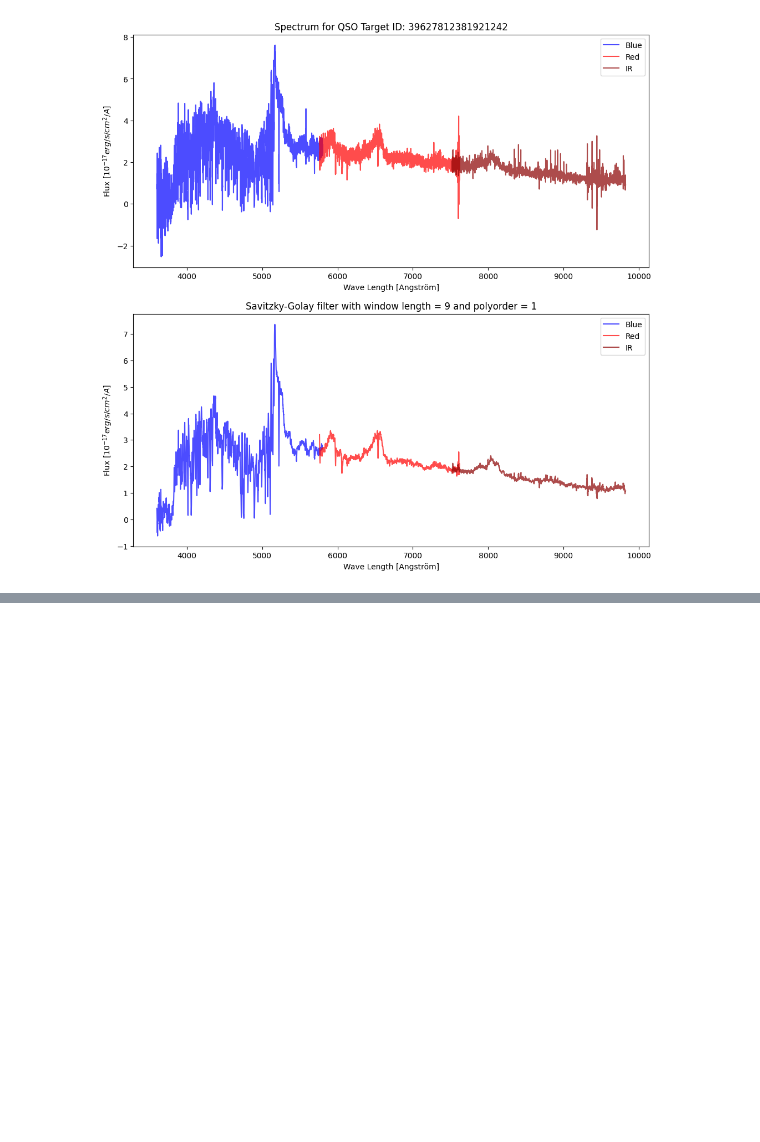
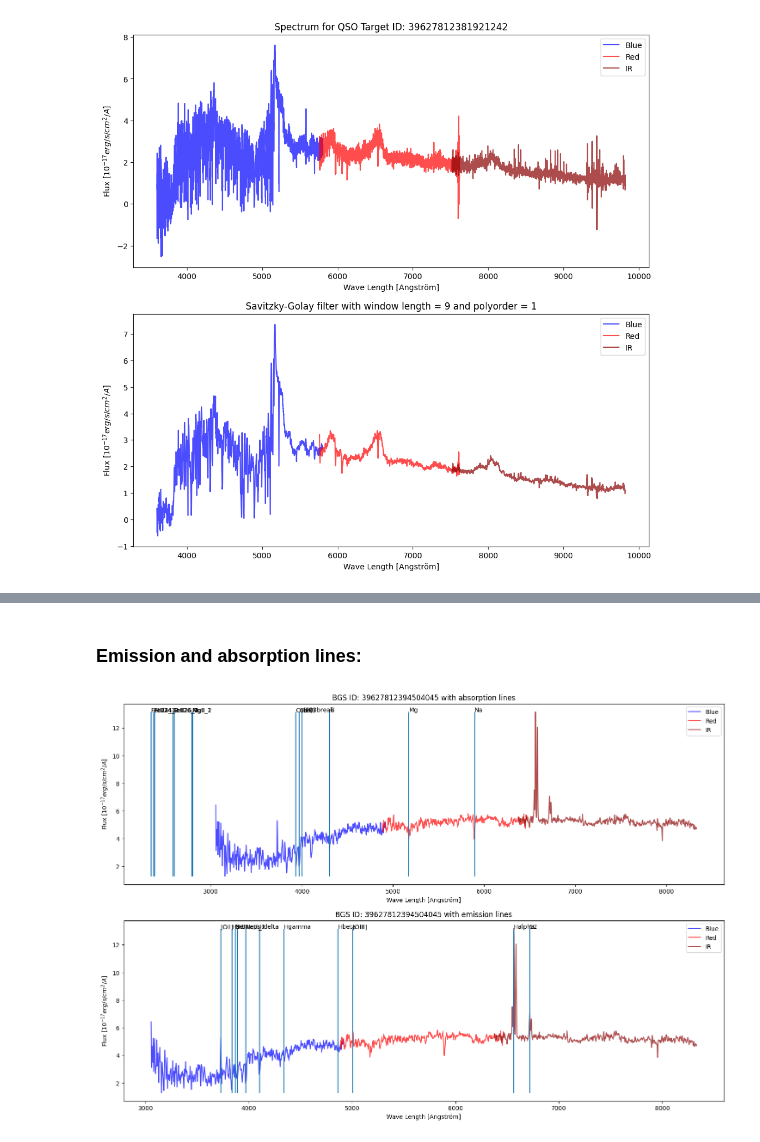
Before and after one commit to johannct/M2_Stage_Code, a Jupyter notebook: DESI Spectra.ipynb, the cells around one changed output, grey strips where cells are left out. Cells and saved outputs as stored; diff of their text form; code cells hidden in the pictures; blank space fills up the shorter version.

Commit message:
Add files via upload
Raies d'émission et d'absorption du spectre.

```diff
--- a/DESI Spectra.ipynb
+++ b/DESI Spectra.ipynb
@@ -336,0 +380,25 @@ plot_spectrum(QSO, target_ID, 'QSO', flux=(flux_b, flux_r, flux_z), figax = (fig
+# %% [markdown]
+### Emission and absorption lines:
+# %%
+a_lines={'FeII24_1':2344.2,'FeII24_2':2374.5,'FeII24_3':2382.8,'FeII26_1':2586.5,'FeII26_2':2600.2,'MgII_1':2795,'MgII_2':2802,'Ca(H)':3933.7, 'Ca(K)':3968.5, 'G':4304.4, 'Mg':5175.3, 'Na':5894.0, '4000break':4000.}
+e_lines={'[OII]':3727.3,'H9':3835,'H8':3889,'Heps':3970.07,'Hdelta':4101.73,'Hgamma':4340.46,'Hbeta':4861.32,'[OIII]':4959.0,'[OIII]':5006.8, 'Halpha':6562.80,'S2':6716.0, 'NeIII':3869, 'NeIII_2':3968}
+
+target_ID = get_max(BGS, 'TSNR2_BGS',"SCORES", mask=mask_BGS)
+flux_b, flux_r, flux_z = get_flux(BGS, target_ID)
+sigma = 3
+flux_b, flux_r, flux_z = apply_gaussianFilter(flux_b, flux_r, flux_z, sigma)
+
+z = BGS_tot.loc[target_ID]['Z']
+
+fig, ax = plt.subplots(2, 1, figsize=(18, 6*2))
+plot_spectrum(BGS, target_ID, 'BGS', flux=(flux_b, flux_r, flux_z), figax = (fig, ax[0]), title=f'BGS ID: {target_ID} with absorption lines', z_renorm = z)
+plot_spectrum(BGS, target_ID, 'BGS', flux=(flux_b, flux_r, flux_z), figax = (fig, ax[1]), title=f'BGS ID: {target_ID} with emission lines', z_renorm = z)
+
+f_min = np.min(np.hstack([flux_b, flux_r, flux_z]))
+f_max = np.max(np.hstack([flux_b, flux_r, flux_z]))
+ax[0].vlines(a_lines.values(), f_min, f_max)
+for k, v in a_lines.items(): ax[0].text(v, f_max, k)
+ax[1].vlines(e_lines.values(), f_min, f_max)
+for k, v in e_lines.items(): ax[1].text(v, f_max, k)
+# %% [output]
+[figure, added]
```
Also changed, not shown: parts of 6 cells of this notebook.
